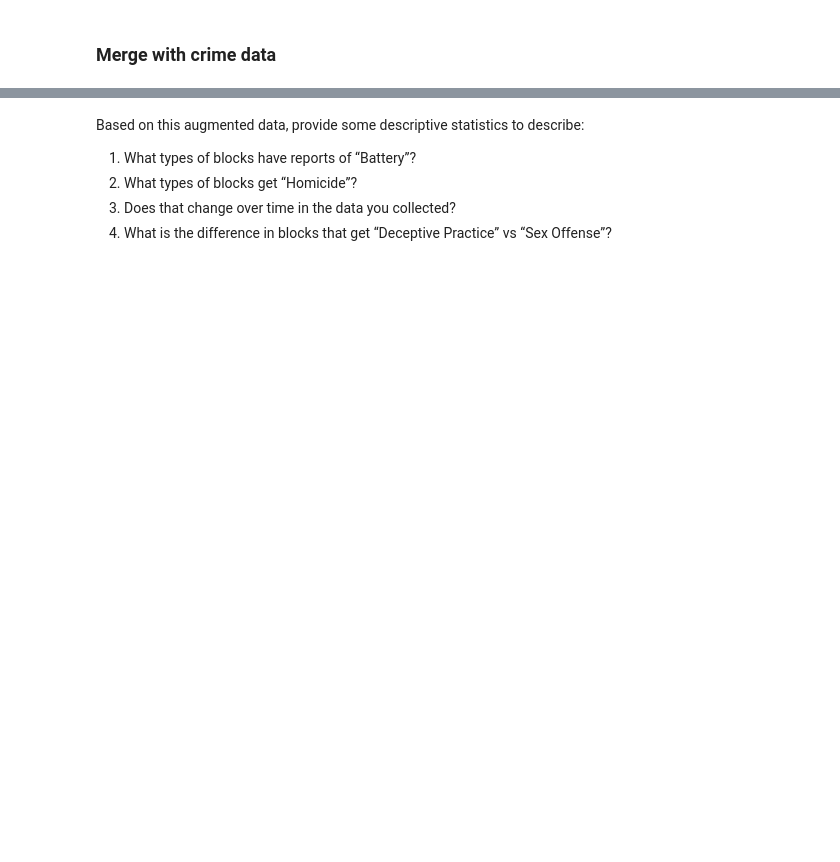
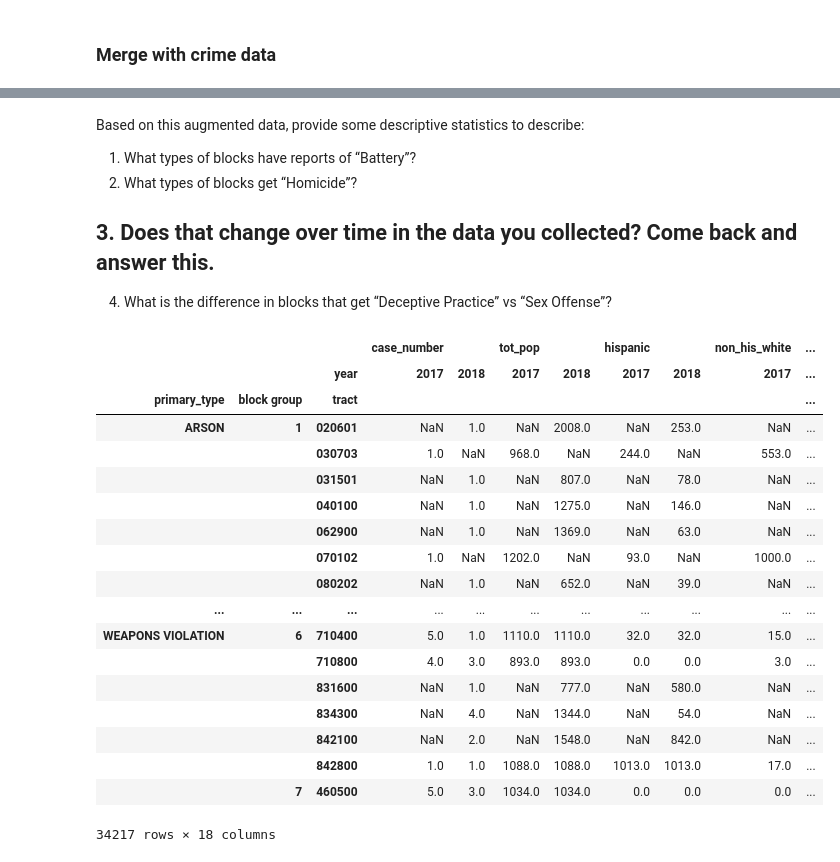
Before and after one commit to vahuja92/machine-learning, a Jupyter notebook: crime_analysis_nb.ipynb, the cells around one changed output, grey strips where cells are left out. Cells and saved outputs as stored; diff of their text form; code cells hidden in the pictures; blank space fills up the shorter version.

```diff
--- a/crime_analysis_nb.ipynb
+++ b/crime_analysis_nb.ipynb
@@ -246,0 +370,5 @@ crimes_acs
+# %%
+block_groups = crimes_w_blocks.groupby(['primary_type', 'tract-block'])
+block_sum_table = block_groups.agg({'case_number' : 'count'})
+block_sum_table = block_sum_table.reset_index()
+block_sum_table
@@ -246,0 +393,2 @@ crimes_acs
+# %%
+crimes_acs = block_sum_table.merge(acs_data, how='left', on=["tract-block"])
@@ -246,0 +458,8 @@ crimes_acs
+# %%
+primary_type_group = crimes_acs.groupby("primary_type").agg({"perc_white" : "mean",
+                                                             "perc_black" : "mean",
+                                                              "perc_hispanic": "mean",
+                                                              "unemployment_rate" : "mean",
+                                                             "median_hh_income" : "mean"})
+pd.options.display.max_rows = 32
+primary_type_group
@@ -248,5 +492,38 @@ crimes_acs
 Based on this augmented data, provide some descriptive statistics to describe:
 1. What types of blocks have reports of “Battery”?
 2. What types of blocks get “Homicide”?
-3. Does that change over time in the data you collected?
+## 3. Does that change over time in the data you collected? Come back and answer this.
 4. What is the difference in blocks that get “Deceptive Practice” vs “Sex Offense”?
+# %%
+year_groups = crimes_acs.groupby(['year', 'primary_type', 'block group', 'tract'])
+block_sum_table = year_groups.agg({'case_number' : 'count',
+                                'tot_pop' : 'mean',
+                                'hispanic' : 'mean',
+                                'non_his_white' : 'mean',
+                                'black' : "mean",
+                               'labor_force' : "mean",
+                                'employed': "mean",
+                                'unemployed' : "mean",
+                                'median_hh_income' : "mean"})
+block_sum_table = block_sum_table.unstack(level=0)
+block_sum_table
+# %% [output]
+|  |  |  | case_number |  | tot_pop |  | hispanic |  | non_his_white | ... |
+|  |  | year | 2017 | 2018 | 2017 | 2018 | 2017 | 2018 | 2017 | ... |
+| primary_type | block group | tract |  |  |  |  |  |  |  | ... |
+| ARSON | 1 | 020601 | NaN | 1.0 | NaN | 2008.0 | NaN | 253.0 | NaN | ... |
+|  |  | 030703 | 1.0 | NaN | 968.0 | NaN | 244.0 | NaN | 553.0 | ... |
+|  |  | 031501 | NaN | 1.0 | NaN | 807.0 | NaN | 78.0 | NaN | ... |
+|  |  | 040100 | NaN | 1.0 | NaN | 1275.0 | NaN | 146.0 | NaN | ... |
+|  |  | 062900 | NaN | 1.0 | NaN | 1369.0 | NaN | 63.0 | NaN | ... |
+|  |  | 070102 | 1.0 | NaN | 1202.0 | NaN | 93.0 | NaN | 1000.0 | ... |
+|  |  | 080202 | NaN | 1.0 | NaN | 652.0 | NaN | 39.0 | NaN | ... |
+| ... | ... | ... | ... | ... | ... | ... | ... | ... | ... | ... |
+| WEAPONS VIOLATION | 6 | 710400 | 5.0 | 1.0 | 1110.0 | 1110.0 | 32.0 | 32.0 | 15.0 | ... |
+|  |  | 710800 | 4.0 | 3.0 | 893.0 | 893.0 | 0.0 | 0.0 | 3.0 | ... |
+|  |  | 831600 | NaN | 1.0 | NaN | 777.0 | NaN | 580.0 | NaN | ... |
+|  |  | 834300 | NaN | 4.0 | NaN | 1344.0 | NaN | 54.0 | NaN | ... |
+|  |  | 842100 | NaN | 2.0 | NaN | 1548.0 | NaN | 842.0 | NaN | ... |
+|  |  | 842800 | 1.0 | 1.0 | 1088.0 | 1088.0 | 1013.0 | 1013.0 | 17.0 | ... |
+|  | 7 | 460500 | 5.0 | 3.0 | 1034.0 | 1034.0 | 0.0 | 0.0 | 0.0 | ... |
+34217 rows × 18 columns
```
Also changed, not shown: parts of 62 cells of this notebook.
